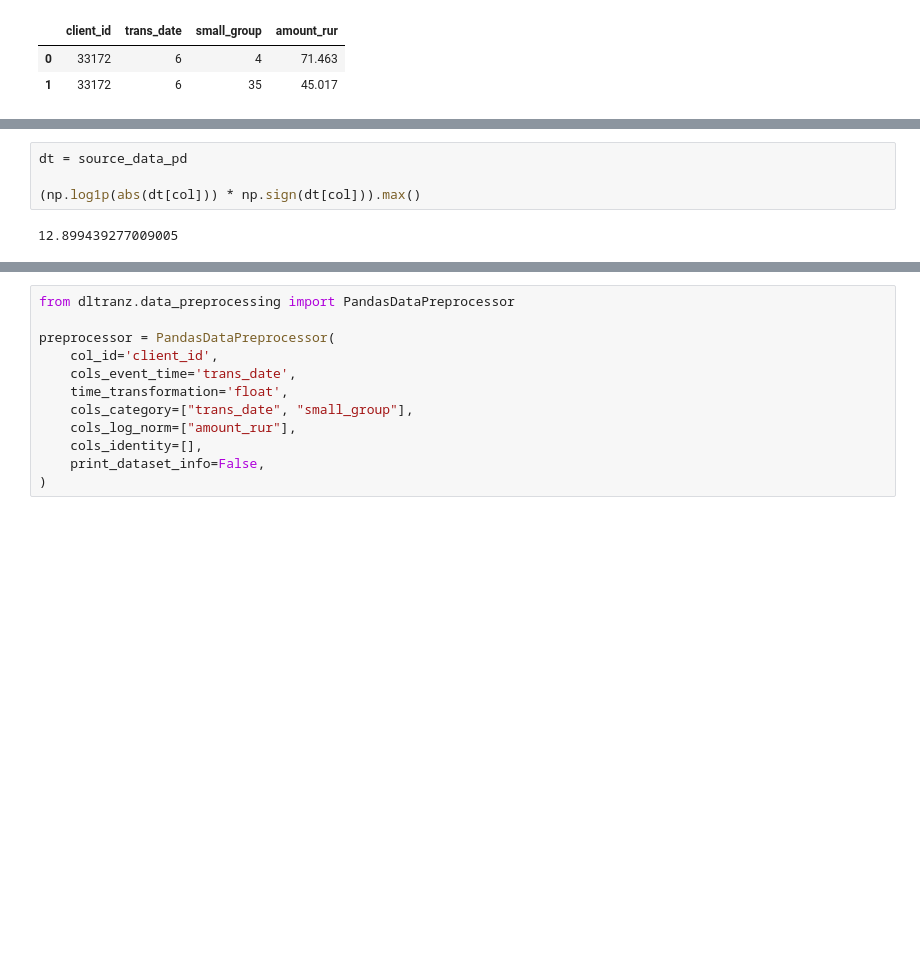
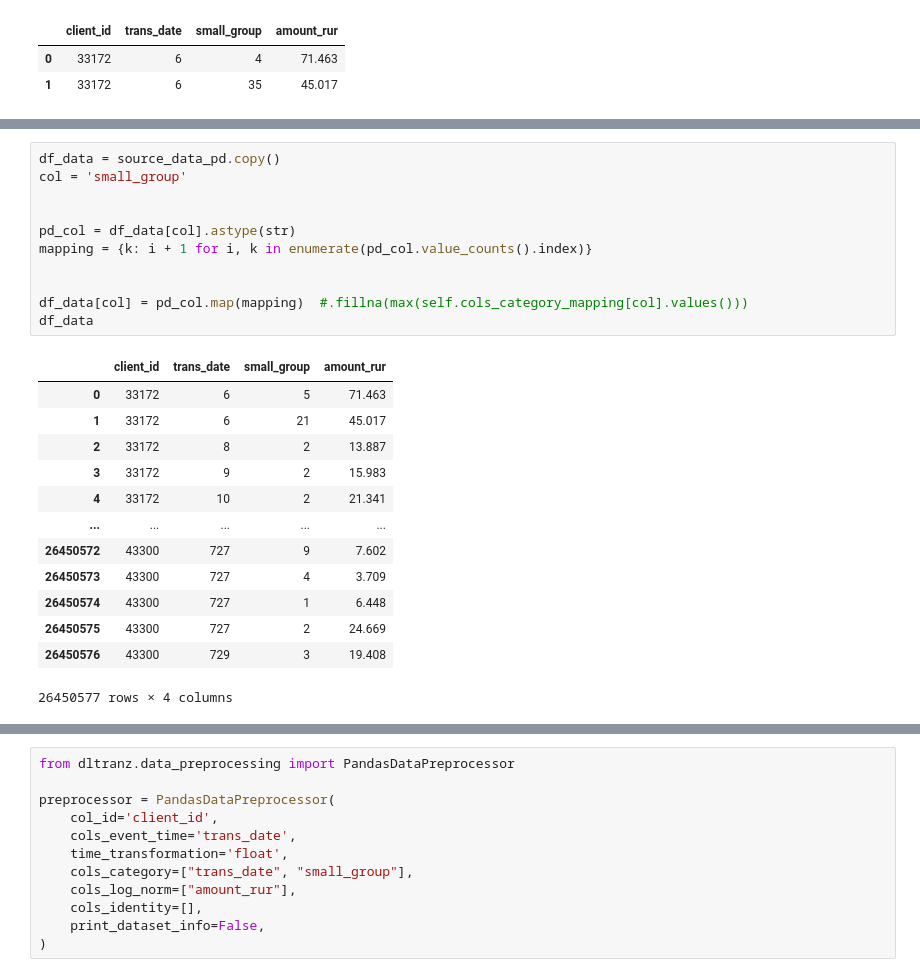
Before and after one commit to sberbank-ai-lab/pytorch-lifestream, a Jupyter notebook: demo/UnsupervisedEmbeddings2LogisticRegression.ipynb, the cells around one changed output, grey strips where cells are left out. Drawn from its saved outputs; the diff is of its cells as text; blank space fills up the shorter version.

```diff
--- a/demo/UnsupervisedEmbeddings2LogisticRegression.ipynb
+++ b/demo/UnsupervisedEmbeddings2LogisticRegression.ipynb
@@ -419,6 +429,25 @@ Name: trans_date, Length: 26450577, dtype: datetime64[ns]
-# %%
-dt = source_data_pd
-
-(np.log1p(abs(dt[col])) * np.sign(dt[col])).max()
-# %% [output]
-12.899439277009005
+# %%
+df_data = source_data_pd.copy()
+col = 'small_group'
+
+
+pd_col = df_data[col].astype(str)
+mapping = {k: i + 1 for i, k in enumerate(pd_col.value_counts().index)}
+
+
+df_data[col] = pd_col.map(mapping)  #.fillna(max(self.cols_category_mapping[col].values()))
+df_data
+# %% [output]
+|  | client_id | trans_date | small_group | amount_rur |
+| 0 | 33172 | 6 | 5 | 71.463 |
+| 1 | 33172 | 6 | 21 | 45.017 |
+| 2 | 33172 | 8 | 2 | 13.887 |
+| 3 | 33172 | 9 | 2 | 15.983 |
+| 4 | 33172 | 10 | 2 | 21.341 |
+| ... | ... | ... | ... | ... |
+| 26450572 | 43300 | 727 | 9 | 7.602 |
+| 26450573 | 43300 | 727 | 4 | 3.709 |
+| 26450574 | 43300 | 727 | 1 | 6.448 |
+| 26450575 | 43300 | 727 | 2 | 24.669 |
+| 26450576 | 43300 | 729 | 3 | 19.408 |
+26450577 rows × 4 columns
```
Also changed, not shown: parts of 19 cells of this notebook.
